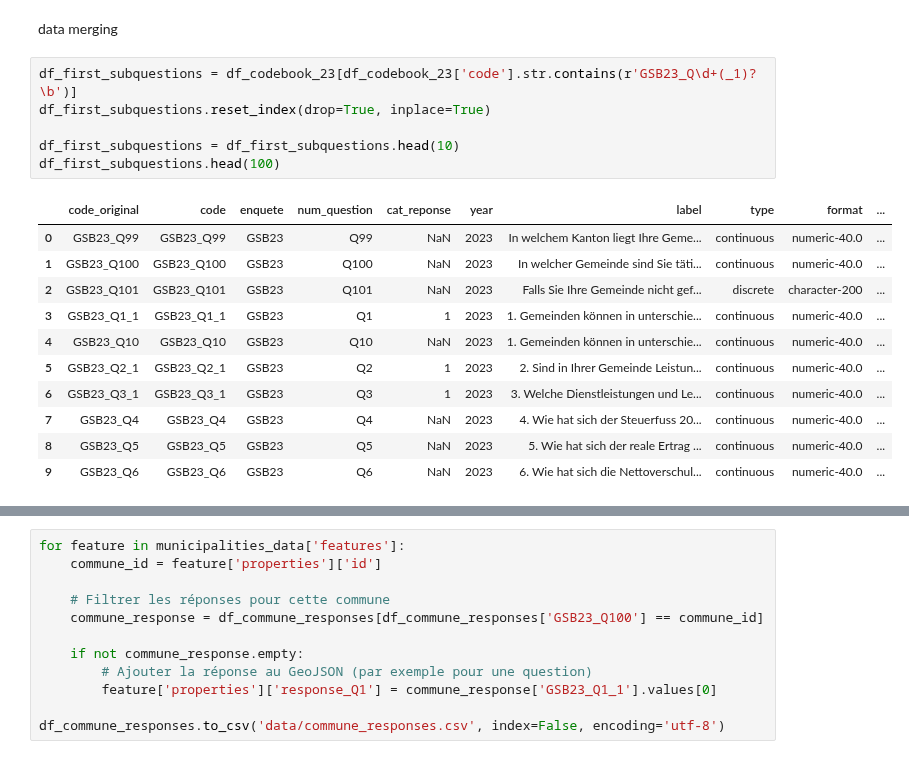
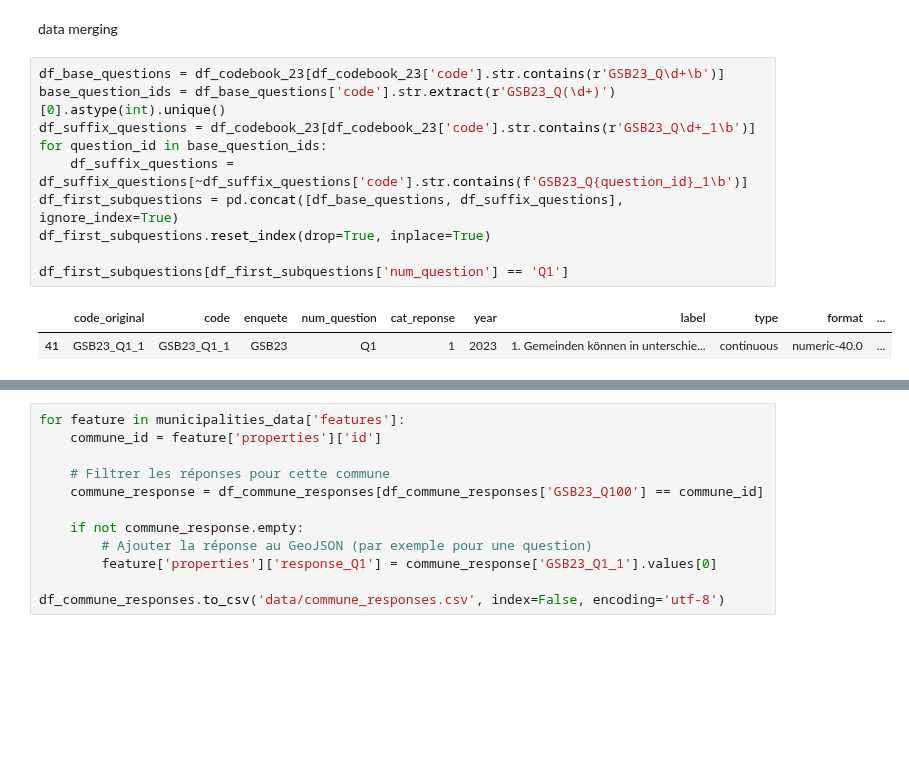
Before and after one commit to hhueber/IDHEAP-Datahub, a Jupyter notebook: data_treatment.ipynb, the cells around one changed output, grey strips where cells are left out. Saved outputs shown, nothing was run; the diff lists cells and outputs as text; blank space fills up the shorter version.

```diff
--- a/data_treatment.ipynb
+++ b/data_treatment.ipynb
@@ -71,21 +71,16 @@ df_gsb_23.shape
 (2136, 428)
 # %% [markdown]
 data merging
-# %%
-df_first_subquestions = df_codebook_23[df_codebook_23['code'].str.contains(r'GSB23_Q\d+(_1)?\b')]
-df_first_subquestions.reset_index(drop=True, inplace=True)
-
-df_first_subquestions = df_first_subquestions.head(10)
-df_first_subquestions.head(100)
-# %% [output]
-|  | code_original | code | enquete | num_question | cat_reponse | year | label | type | format | ... |
-| 0 | GSB23_Q99 | GSB23_Q99 | GSB23 | Q99 | NaN | 2023 | In welchem Kanton liegt Ihre Geme... | continuous | numeric-40.0 | ... |
-| 1 | GSB23_Q100 | GSB23_Q100 | GSB23 | Q100 | NaN | 2023 | In welcher Gemeinde sind Sie täti... | continuous | numeric-40.0 | ... |
-| 2 | GSB23_Q101 | GSB23_Q101 | GSB23 | Q101 | NaN | 2023 | Falls Sie Ihre Gemeinde nicht gef... | discrete | character-200 | ... |
-| 3 | GSB23_Q1_1 | GSB23_Q1_1 | GSB23 | Q1 | 1 | 2023 | 1. Gemeinden können in unterschie... | continuous | numeric-40.0 | ... |
-| 4 | GSB23_Q10 | GSB23_Q10 | GSB23 | Q10 | NaN | 2023 | 1. Gemeinden können in unterschie... | continuous | numeric-40.0 | ... |
-| 5 | GSB23_Q2_1 | GSB23_Q2_1 | GSB23 | Q2 | 1 | 2023 | 2. Sind in Ihrer Gemeinde Leistun... | continuous | numeric-40.0 | ... |
-| 6 | GSB23_Q3_1 | GSB23_Q3_1 | GSB23 | Q3 | 1 | 2023 | 3. Welche Dienstleistungen und Le... | continuous | numeric-40.0 | ... |
-| 7 | GSB23_Q4 | GSB23_Q4 | GSB23 | Q4 | NaN | 2023 | 4. Wie hat sich der Steuerfuss 20... | continuous | numeric-40.0 | ... |
-| 8 | GSB23_Q5 | GSB23_Q5 | GSB23 | Q5 | NaN | 2023 | 5. Wie hat sich der reale Ertrag ... | continuous | numeric-40.0 | ... |
-| 9 | GSB23_Q6 | GSB23_Q6 | GSB23 | Q6 | NaN | 2023 | 6. Wie hat sich die Nettoverschul... | continuous | numeric-40.0 | ... |
+# %%
+df_base_questions = df_codebook_23[df_codebook_23['code'].str.contains(r'GSB23_Q\d+\b')]
+base_question_ids = df_base_questions['code'].str.extract(r'GSB23_Q(\d+)')[0].astype(int).unique()
+df_suffix_questions = df_codebook_23[df_codebook_23['code'].str.contains(r'GSB23_Q\d+_1\b')]
+for question_id in base_question_ids:
+    df_suffix_questions = df_suffix_questions[~df_suffix_questions['code'].str.contains(f'GSB23_Q{question_id}_1\b')]
+df_first_subquestions = pd.concat([df_base_questions, df_suffix_questions], ignore_index=True)
+df_first_subquestions.reset_index(drop=True, inplace=True)
+
+df_first_subquestions[df_first_subquestions['num_question'] == 'Q1']
+# %% [output]
+|  | code_original | code | enquete | num_question | cat_reponse | year | label | type | format | ... |
+| 41 | GSB23_Q1_1 | GSB23_Q1_1 | GSB23 | Q1 | 1 | 2023 | 1. Gemeinden können in unterschie... | continuous | numeric-40.0 | ... |
```
Also changed, not shown: parts of 13 cells of this notebook, 1 other file.
